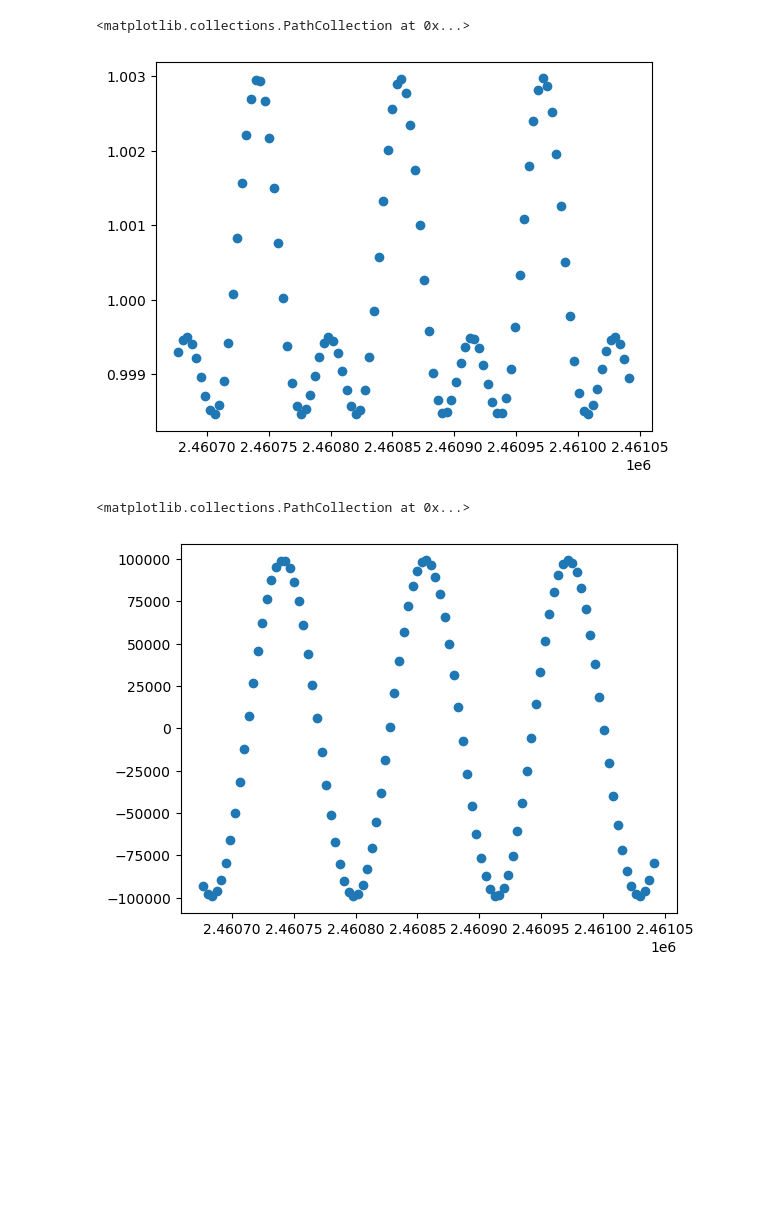
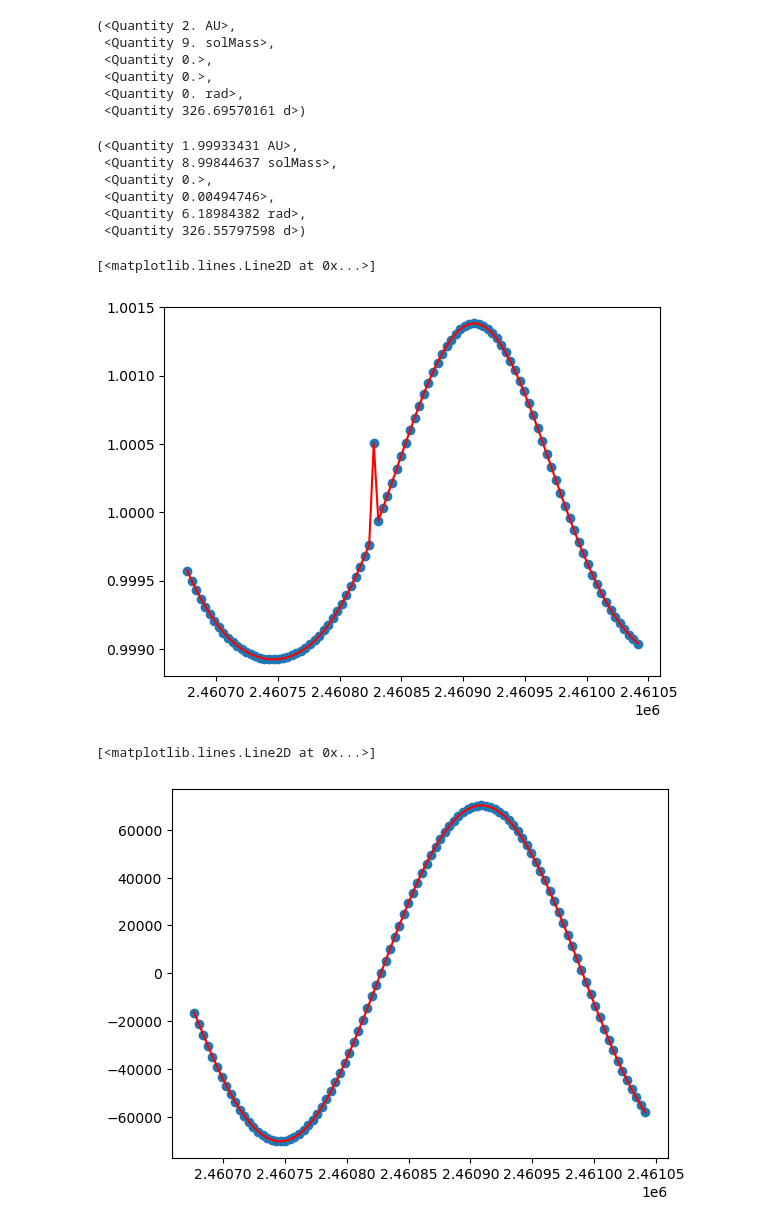
Before and after one commit to COBALT-lensing/py-self-lensing, a Jupyter notebook: demo.ipynb, the cells around one changed output. Saved outputs shown, nothing was run; the diff lists cells and outputs as text; code cells hidden in the pictures; blank space fills up the shorter version.

```diff
--- a/demo.ipynb
+++ b/demo.ipynb
@@ -8,9 +9,10 @@ from src.selflensing.generators import LightcurveGenerator, RVGenerator
 from src.selflensing.models import SelfLensingSystem
 # %%
 sls = SelfLensingSystem(
-    a=1 * units.AU,
+    a=2 * units.AU,
     b=0 * units.dimensionless_unscaled,
     Macc=9*units.M_sun,
     Mcomp=1*units.M_sun,
     Rcomp=10*units.R_sun
 )
+sls.porb
@@ -51,10 +28,48 @@ $[-92914.911,~-98021.616,~-99198.761,~-96399.157,~-89735.035,~-79473.552,~-66026
+# %%
+sls_fit, sampler = self_lensing_system_from_fit(
+    rv_times=rvg.times,
+    observed_rv=rvg.rv,
+    observed_rv_err=1 * rvg.units,
+    lc_times=lcg.times,
+    observed_lc=lcg.flux_array,
+    observed_lc_err=1 * lcg.units,
+    peak_time=peak_time,
+    Mcomp=sls.Mcomp,
+    Rcomp=sls.Rcomp,
+    Teff=sls.Teff,
+    nsteps=500,
+    nwalkers=20,
+    burn=10,
+)
+lcg_fit = LightcurveGenerator(sls_fit, start_time=start_time, end_time=end_time, peak_time=peak_time)
+rvg_fit = RVGenerator(sls_fit, start_time=start_time, end_time=end_time, peak_time=peak_time)
+# %%
+sls.a, sls.Macc, sls.b, sls.e, sls.periapsis_phase, sls.porb
+# %% [output]
+(<Quantity 2. AU>,
+ <Quantity 9. solMass>,
+ <Quantity 0.>,
+ <Quantity 0.>,
+ <Quantity 0. rad>,
+ <Quantity 326.69570161 d>)
+# %%
+sls_fit.a, sls_fit.Macc, sls_fit.b, sls_fit.e, sls_fit.periapsis_phase, sls_fit.porb
+# %% [output]
+(<Quantity 1.99933431 AU>,
+ <Quantity 8.99844637 solMass>,
+ <Quantity 0.>,
+ <Quantity 0.00494746>,
+ <Quantity 6.18984382 rad>,
+ <Quantity 326.55797598 d>)
 # %%
 pyplot.scatter(lcg.times.jd, lcg.flux_array)
+pyplot.plot(lcg_fit.times.jd, lcg_fit.flux_array, c='red')
 # %% [output]
-<matplotlib.collections.PathCollection at 0x...>
+[<matplotlib.lines.Line2D at 0x...>]
-[figure, old version]
+[figure, new version]
 # %%
 pyplot.scatter(rvg.times.jd, rvg.rv)
+pyplot.plot(rvg_fit.times.jd, rvg_fit.rv, c='red')
 # %% [output]
-<matplotlib.collections.PathCollection at 0x...>
+[<matplotlib.lines.Line2D at 0x...>]
-[figure, old version]
+[figure, new version]
```
Also changed, not shown: parts of 6 cells of this notebook, 3 other files.
